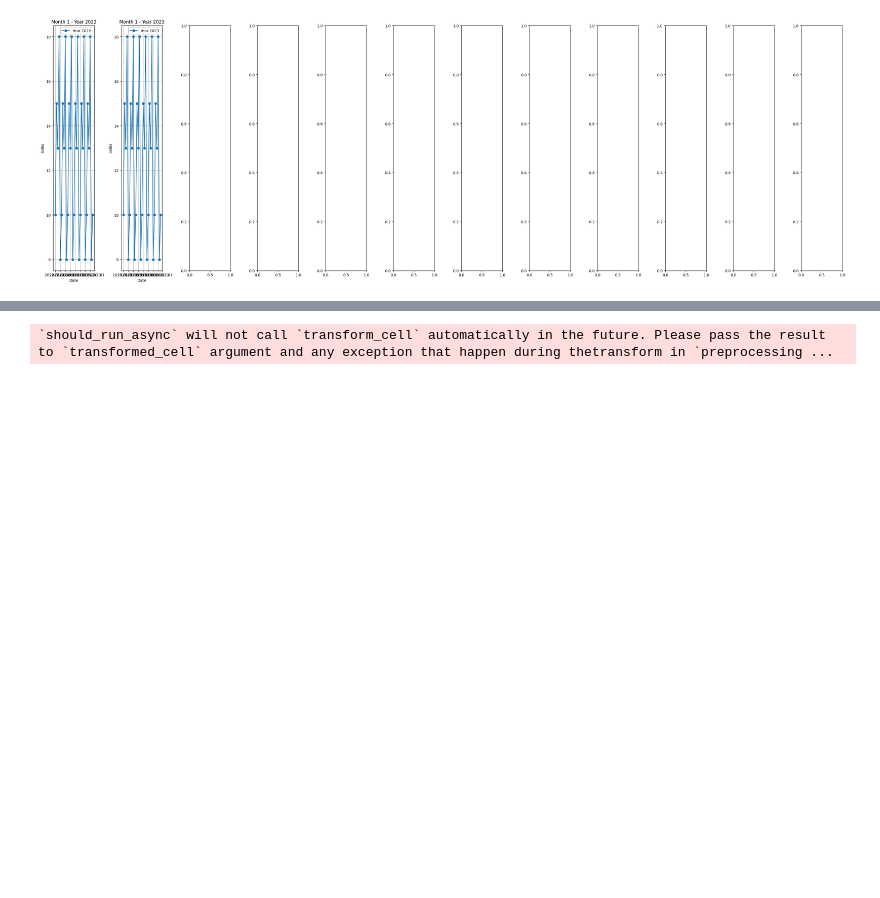
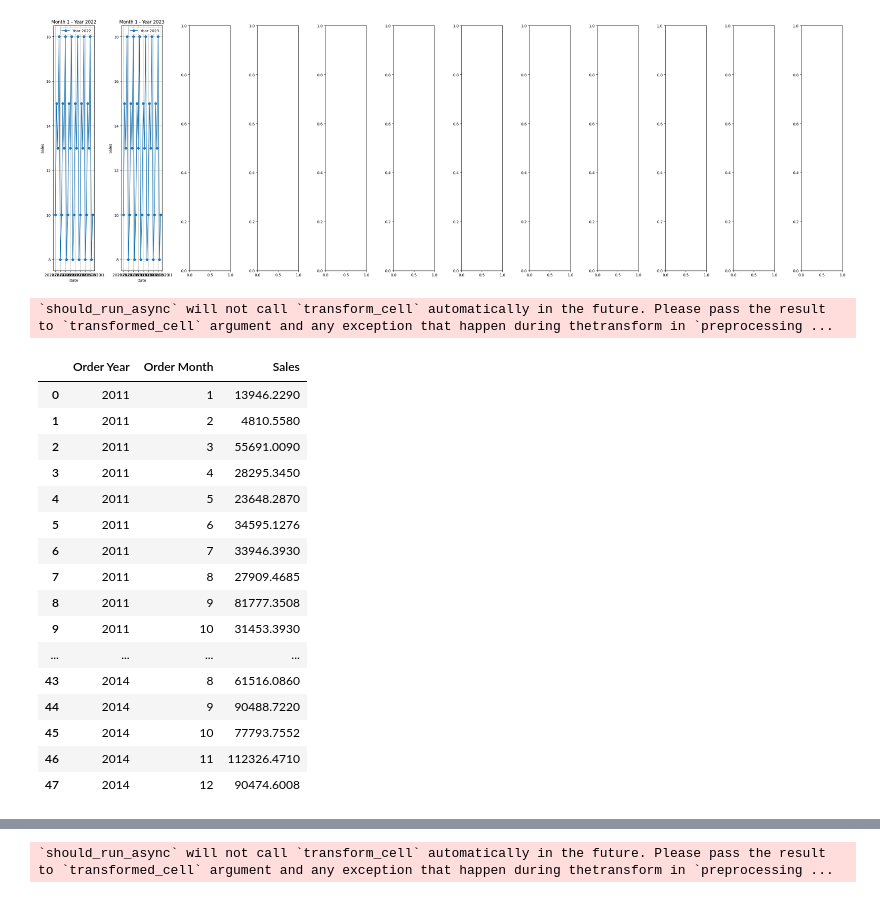
Before and after one commit to Krittapad12348/Superstore_Analysis, a Jupyter notebook: superstore_python.ipynb, the cells around one changed output, grey strips where cells are left out. Drawn from its saved outputs; the diff is of its cells as text; code cells hidden in the pictures; blank space fills up the shorter version.

```diff
--- a/superstore_python.ipynb
+++ b/superstore_python.ipynb
@@ -194,6 +194,28 @@ plt.show()
 0
 1
 [figure]
+# %%
+agg_df = ss.groupby(['Order Year', 'Order Month'])['Sales'].sum().reset_index()
+agg_df
+# %% [output]
+`should_run_async` will not call `transform_cell` automatically in the future. Please pass the result to `transformed_cell` argument and any exception that happen during thetransform in `preprocessing ...
+|  | Order Year | Order Month | Sales |
+| 0 | 2011 | 1 | 13946.2290 |
+| 1 | 2011 | 2 | 4810.5580 |
+| 2 | 2011 | 3 | 55691.0090 |
+| 3 | 2011 | 4 | 28295.3450 |
+| 4 | 2011 | 5 | 23648.2870 |
+| 5 | 2011 | 6 | 34595.1276 |
+| 6 | 2011 | 7 | 33946.3930 |
+| 7 | 2011 | 8 | 27909.4685 |
+| 8 | 2011 | 9 | 81777.3508 |
+| 9 | 2011 | 10 | 31453.3930 |
+| ... | ... | ... | ... |
+| 43 | 2014 | 8 | 61516.0860 |
+| 44 | 2014 | 9 | 90488.7220 |
+| 45 | 2014 | 10 | 77793.7552 |
+| 46 | 2014 | 11 | 112326.4710 |
+| 47 | 2014 | 12 | 90474.6008 |
 # %%
 agg_df = ss.groupby(['Order Year', 'Order Month'])['Sales'].sum().reset_index()
 fig, axs = plt.subplots(ncols=12, figsize=(30, 10))
```
Also changed, not shown: parts of 1 cell of this notebook.
